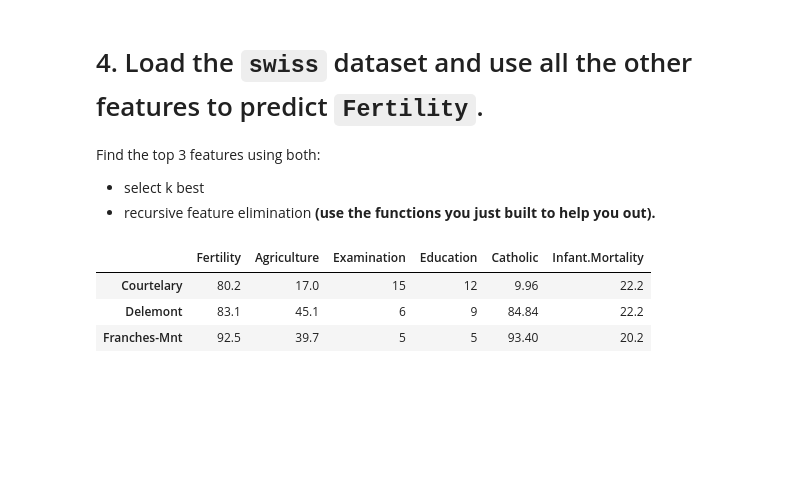
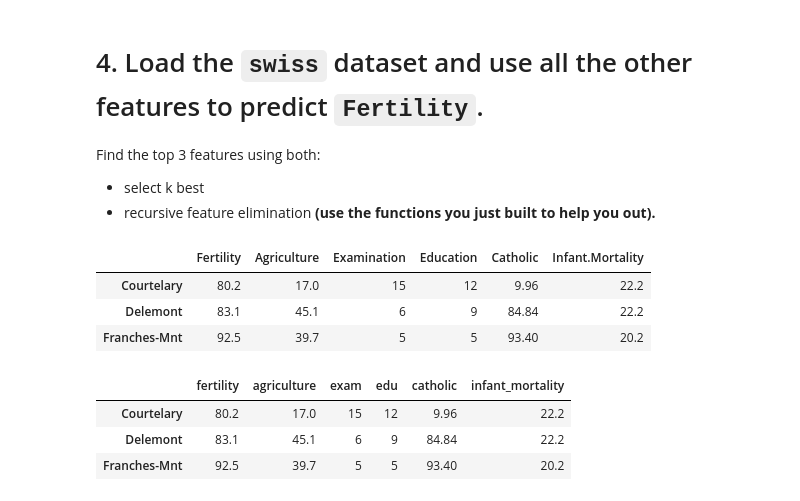
Before and after one commit to o0amandagomez0o/regression-exercises, a Jupyter notebook: feature_engineering.ipynb, the cells around one changed output. Saved outputs shown, nothing was run; the diff lists cells and outputs as text; code cells hidden in the pictures; blank space fills up the shorter version.

```diff
--- a/feature_engineering.ipynb
+++ b/feature_engineering.ipynb
@@ -641,0 +650,7 @@ swiss.head(3)
+# %%
+swiss.head(3)
+# %% [output]
+|  | fertility | agriculture | exam | edu | catholic | infant_mortality |
+| Courtelary | 80.2 | 17.0 | 15 | 12 | 9.96 | 22.2 |
+| Delemont | 83.1 | 45.1 | 6 | 9 | 84.84 | 22.2 |
+| Franches-Mnt | 92.5 | 39.7 | 5 | 5 | 93.40 | 20.2 |
```
Also changed, not shown: parts of 17 cells of this notebook, 2 other files.
